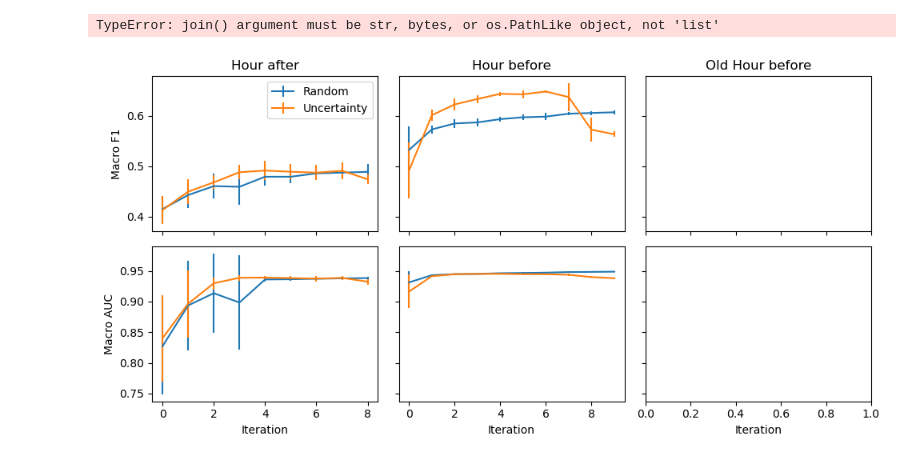
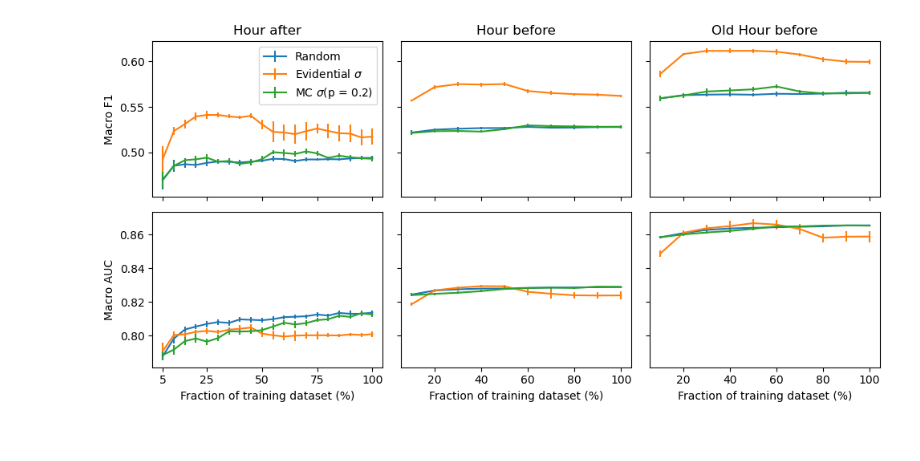
Before and after one commit to ai2es/evidential, a Jupyter notebook: notebooks/compare_active_training.ipynb, the cells around one changed output. Saved outputs shown, nothing was run; the diff lists cells and outputs as text; code cells hidden in the pictures.

```diff
--- a/notebooks/compare_active_training.ipynb
+++ b/notebooks/compare_active_training.ipynb
@@ -10,51 +14,75 @@ dirs = ["auc/after_r", "auc/after_u"],
 # %%
 results_dict = {}
 for d in dirs:
-     results_dict[d] = pd.concat([
-         pd.read_csv(x) for x in glob.glob(os.path.join("../results", d, "active_train_log_*.csv"))
-     ]).drop_duplicates()
+    try:
+        if "/" in d:
+            _d = d.split("/")[-1]
+        else:
+            _d = d
+        results_dict[_d] = pd.concat([
+             pd.read_csv(x) for x in glob.glob(os.path.join("../results", d, "active_train_log_*.csv"))
+         ]).drop_duplicates()
+    except:
+        print(d)
-# %% [output]
-TypeError: join() argument must be str, bytes, or os.PathLike object, not 'list'
 # %%
 fig, axs = plt.subplots(nrows = 2, ncols = 3, figsize = (10, 5), sharex = "col", sharey = "row")
 
 df = results_dict["after_r"].groupby("iteration")
 df_mu, df_std = df.mean(), df.std()
 axs[0][0].errorbar(df_mu.index, df_mu["test_ave_f1"], yerr = df_std["test_ave_f1"])
 axs[1][0].errorbar(df_mu.index, df_mu["test_auc"], yerr = df_std["test_auc"])
 df = results_dict["after_u"].groupby("iteration")
 df_mu, df_std = df.mean(), df.std()
 axs[0][0].errorbar(df_mu.index, df_mu["test_ave_f1"], yerr = df_std["test_ave_f1"])
 axs[1][0].errorbar(df_mu.index, df_mu["test_auc"], yerr = df_std["test_auc"])
+df = results_dict["after_mc"].groupby("iteration")
+df_mu, df_std = df.mean(), df.std()
+axs[0][0].errorbar(df_mu.index, df_mu["test_ave_f1"], yerr = df_std["test_ave_f1"])
+axs[1][0].errorbar(df_mu.index, df_mu["test_auc"], yerr = df_std["test_auc"])
+axs[1][0].set_xticks([0, 4, 9, 14, 19])
+axs[1][0].set_xticklabels([5, 25, 50, 75, 100])
 
 
 df = results_dict["before_r"].groupby("iteration")
 df_mu, df_std = df.mean(), df.std()
 axs[0][1].errorbar(df_mu.index, df_mu["test_ave_f1"], yerr = df_std["test_ave_f1"])
 axs[1][1].errorbar(df_mu.index, df_mu["test_auc"], yerr = df_std["test_auc"])
 df = results_dict["before_u"].groupby("iteration")
 df_mu, df_std = df.mean(), df.std()
 axs[0][1].errorbar(df_mu.index, df_mu["test_ave_f1"], yerr = df_std["test_ave_f1"])
 axs[1][1].errorbar(df_mu.index, df_mu["test_auc"], yerr = df_std["test_auc"])
+df = results_dict["before_mc"].groupby("iteration")
+df_mu, df_std = df.mean(), df.std()
+axs[0][1].errorbar(df_mu.index, df_mu["test_ave_f1"], yerr = df_std["test_ave_f1"])
+axs[1][1].errorbar(df_mu.index, df_mu["test_auc"], yerr = df_std["test_auc"])
+axs[1][1].set_xticks([1, 3, 5, 7, 9])
+axs[1][1].set_xticklabels([20, 40, 60, 80, 100])
 
-'''
-df = pd.read_csv(os.path.join("../results", dirs[4], "active_train_log.csv"))
-axs[0][2].plot(df["iteration"], df["test_ave_f1"])
-axs[1][2].plot(df["iteration"], df["test_auc"])
-df = pd.read_csv(os.path.join("../results", dirs[5], "active_train_log.csv"))
-axs[0][2].plot(df["iteration"], df["test_ave_f1"])
-axs[1][2].plot(df["iteration"], df["test_auc"])
+df = results_dict["old_before_r"].groupby("iteration")
+df_mu, df_std = df.mean(), df.std()
+axs[0][2].errorbar(df_mu.index, df_mu["test_ave_f1"], yerr = df_std["test_ave_f1"])
+axs[1][2].errorbar(df_mu.index, df_mu["test_auc"], yerr = df_std["test_auc"])
+df = results_dict["old_before_u"].groupby("iteration")
+df_mu, df_std = df.mean(), df.std()
+axs[0][2].errorbar(df_mu.index, df_mu["test_ave_f1"], yerr = df_std["test_ave_f1"])
+axs[1][2].errorbar(df_mu.index, df_mu["test_auc"], yerr = df_std["test_auc"])
+df = results_dict["old_before_mc"].groupby("iteration")
+df_mu, df_std = df.mean(), df.std()
+axs[0][2].errorbar(df_mu.index, df_mu["test_ave_f1"], yerr = df_std["test_ave_f1"])
+axs[1][2].errorbar(df_mu.index, df_mu["test_auc"], yerr = df_std["test_auc"])
+axs[1][2].set_xticks([1, 3, 5, 7, 9])
+axs[1][2].set_xticklabels([20, 40, 60, 80, 100])
 
-'''
+
 axs[0][0].set_ylabel("Macro F1")
 axs[1][0].set_ylabel("Macro AUC")
-_ = [axx.set_xlabel("Iteration") for axx in axs[1]]
+_ = [axx.set_xlabel("Fraction of training dataset (%)") for axx in axs[1]]
 
 axs[0][0].set_title("Hour after")
 axs[0][1].set_title("Hour before")
 axs[0][2].set_title("Old Hour before")
 
-axs[0][0].legend(["Random", "Uncertainty"])
+axs[0][0].legend(["Random", r"Evidential $\sigma$", "MC $\sigma$(p = 0.2)"])
 plt.tight_layout()
 # %% [output]
-[figure, old version]
+[figure, new version]
```
Also changed, not shown: parts of 2 cells of this notebook, 5 other files.
